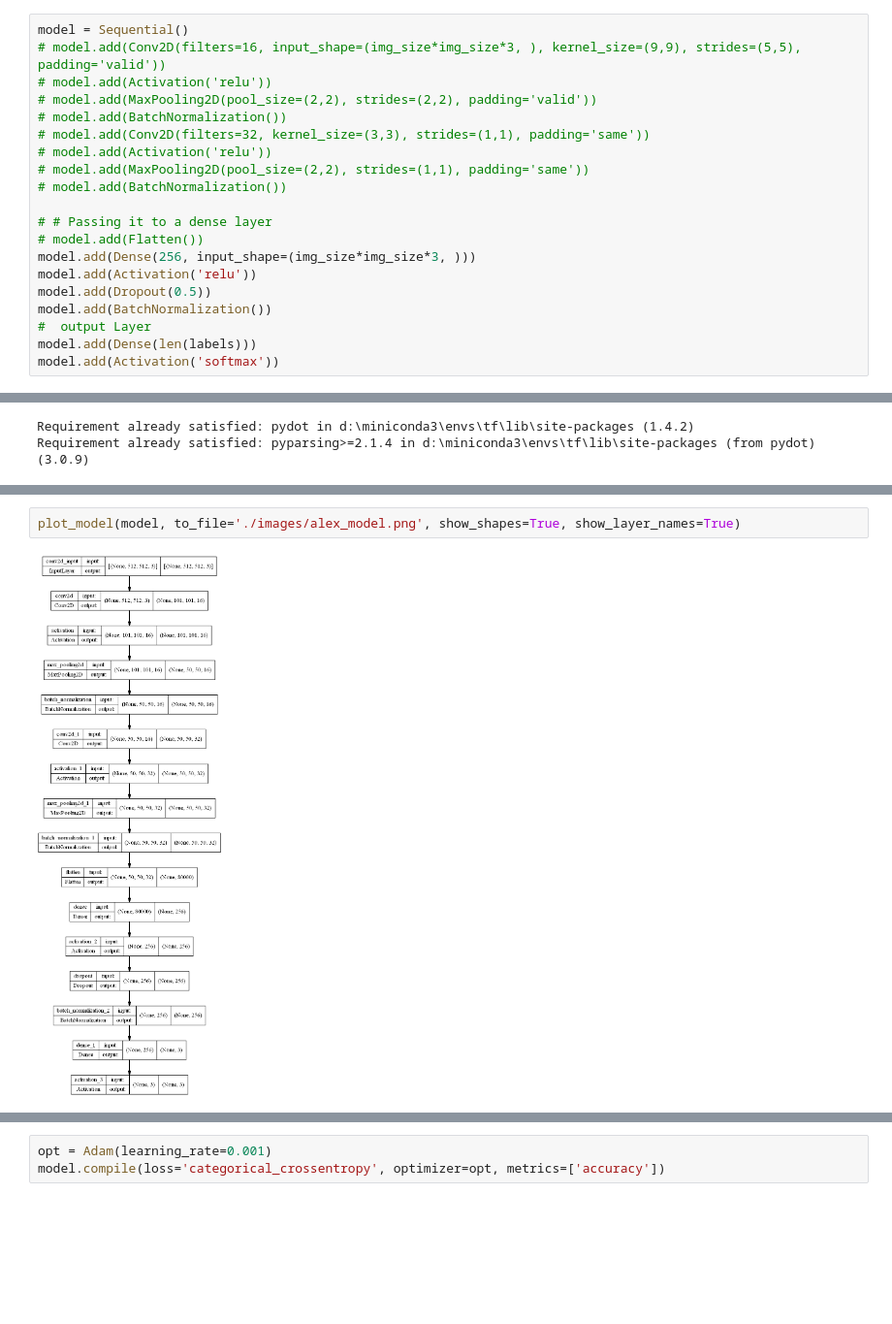
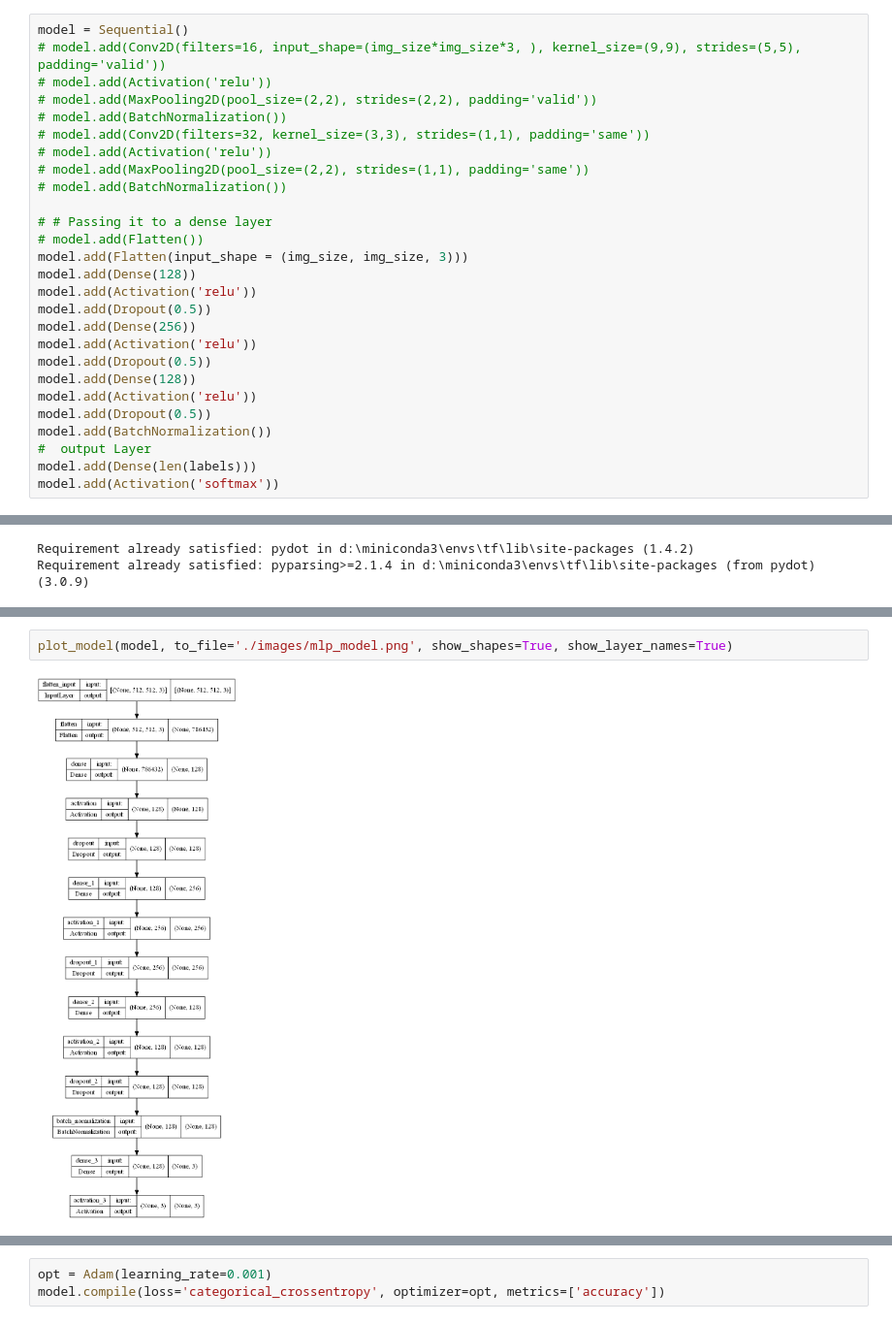
Before and after one commit to haodong2000/CACGAN, a Jupyter notebook: MLP.ipynb, the cells around one changed output, grey strips where cells are left out. Shown at 97% size. Cells and saved outputs as stored; diff of their text form; blank space fills up the shorter version.

Commit message:
update AlexNet & MLP & images

```diff
--- a/MLP.ipynb
+++ b/MLP.ipynb
@@ -114,7 +114,14 @@ model = Sequential()
 
 # # Passing it to a dense layer
 # model.add(Flatten())
-model.add(Dense(256, input_shape=(img_size*img_size*3, )))
+model.add(Flatten(input_shape = (img_size, img_size, 3)))
+model.add(Dense(128))
+model.add(Activation('relu'))
+model.add(Dropout(0.5))
+model.add(Dense(256))
+model.add(Activation('relu'))
+model.add(Dropout(0.5))
+model.add(Dense(128))
 model.add(Activation('relu'))
 model.add(Dropout(0.5))
 model.add(BatchNormalization())
@@ -169,8 +174,8 @@ Non-trainable params: 608
 _________________________________________________________________
 # %%
-plot_model(model, to_file='./images/alex_model.png', show_shapes=True, show_layer_names=True)
+plot_model(model, to_file='./images/mlp_model.png', show_shapes=True, show_layer_names=True)
 # %% [output]
-[figure, old version]
+[figure, new version]
 # %%
 visualkeras.layered_view(model, legend=True)
 # %% [output]
```
Also changed, not shown: parts of 15 cells of this notebook, 4 other files.
